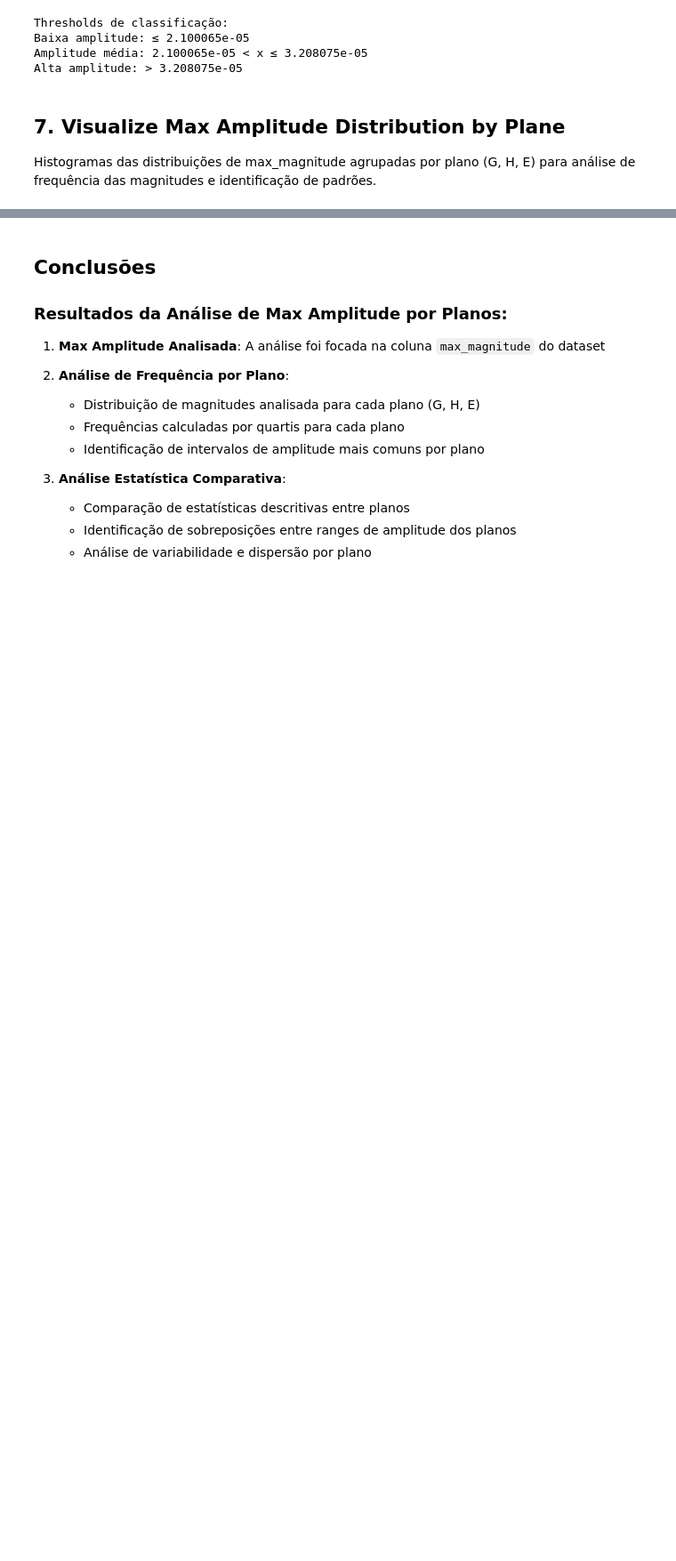
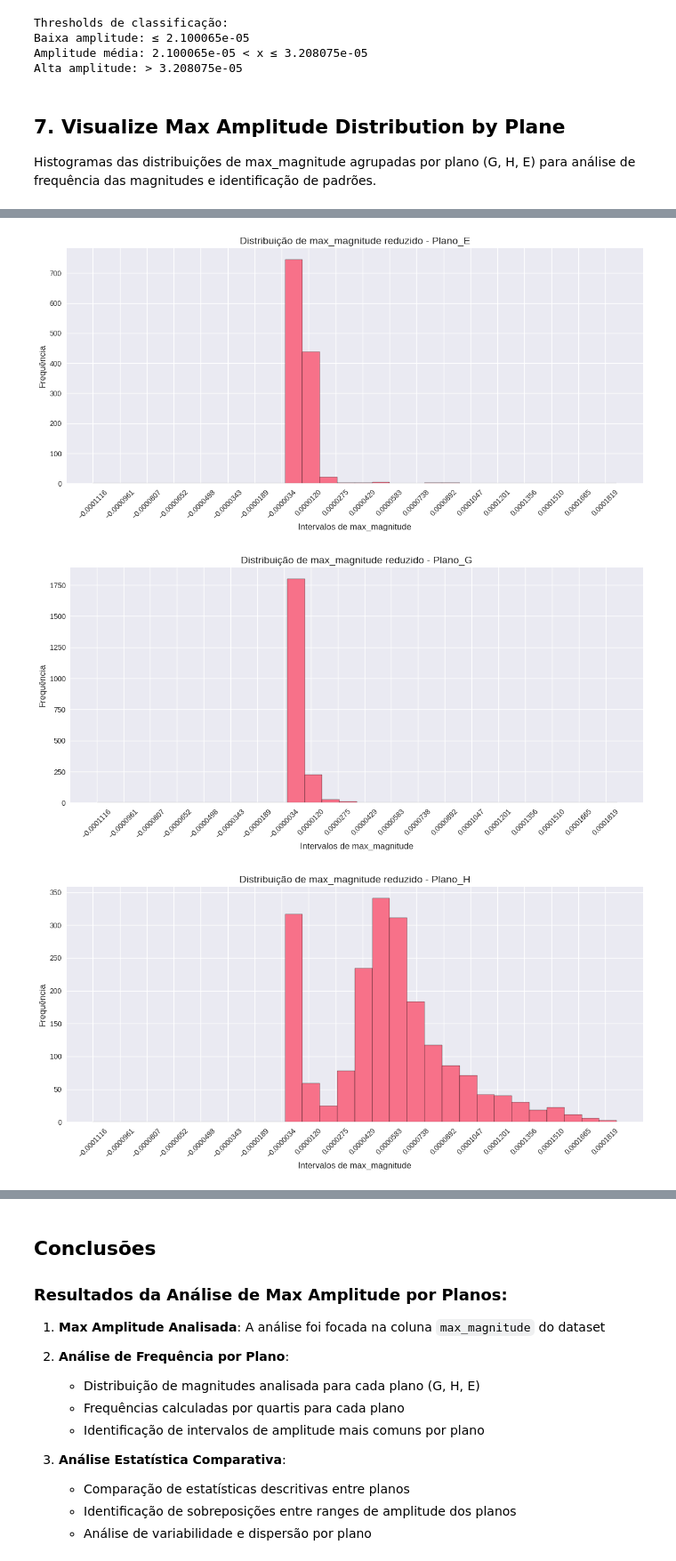
Before and after one commit to pedro-acviana/Sismic-Data-Analysis, a Jupyter notebook: analise_energia_total.ipynb, the cells around one changed output, grey strips where cells are left out. Shown: that part at 89% size. Cells and saved outputs as stored; diff of their text form; code cells hidden in the pictures; blank space fills up the shorter version.

```diff
--- a/analise_energia_total.ipynb
+++ b/analise_energia_total.ipynb
@@ -933,0 +866,42 @@ Name: count, dtype: int64
+# %%
+import matplotlib.pyplot as plt
+import numpy as np
+
+# Obter os planos únicos no DataFrame
+planos = df["plane"].unique()
+
+# Definir os bins com passos de 0.0001
+mean_val = df["max_magnitude"].mean()
+std_val = df["max_magnitude"].std()
+
+# Definir o intervalo ao redor da média com 1 desvio padrão
+min_val = mean_val - std_val
+max_val = mean_val + std_val
+
+bin_width = 1e-5
+bins = np.arange(min_val, max_val + bin_width, bin_width)
+
+for plano in planos:
+    # Filtrar os dados para o plano atual e dentro do intervalo ao redor da média
+    subset = df[(df["plane"] == plano) & (df["max_magnitude"] >= min_val) & (df["max_magnitude"] <= max_val)]["max_magnitude"]
+
+    # Contar a frequência em cada intervalo definido
+    counts, bin_edges = np.histogram(subset, bins=bins)
+
+    # Criar o gráfico de barras
+    plt.figure(figsize=(12, 6))
+    plt.bar(bin_edges[:-1], counts, width=bin_width, edgecolor="black", align="edge")
+    plt.title(f"Distribuição de max_magnitude reduzido - {plano}", fontsize=14)
+    plt.xlabel("Intervalos de max_magnitude", fontsize=12)
+    plt.ylabel("Frequência", fontsize=12)
+
+    # Ajustar os rótulos do eixo x para mostrar mais valores
+    xticks_positions = np.linspace(min_val, max_val, 20)  # Dividir em 20 intervalos
+    plt.xticks(xticks_positions, rotation=45, fontsize=10)
+
+    plt.tight_layout()
+    plt.show()
+# %% [output]
+[figure, added]
+[figure, added]
+[figure, added]
```
Also changed, not shown: parts of 10 cells of this notebook.
